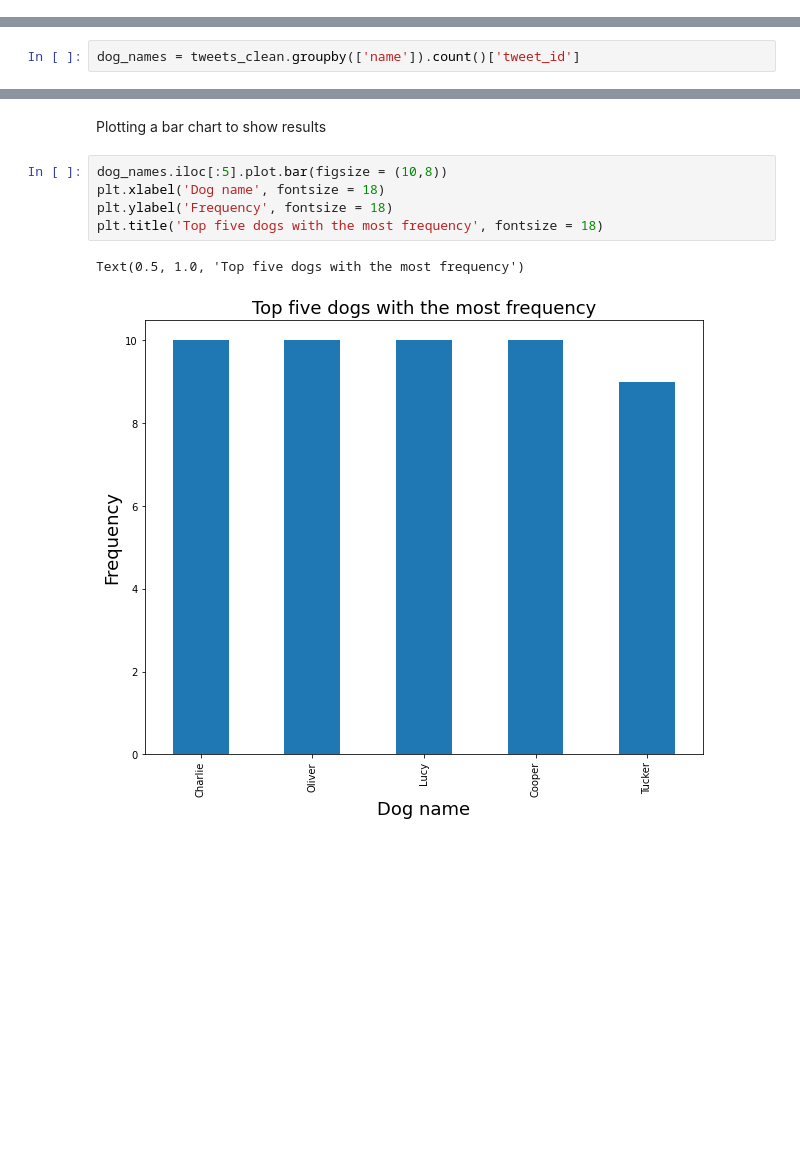
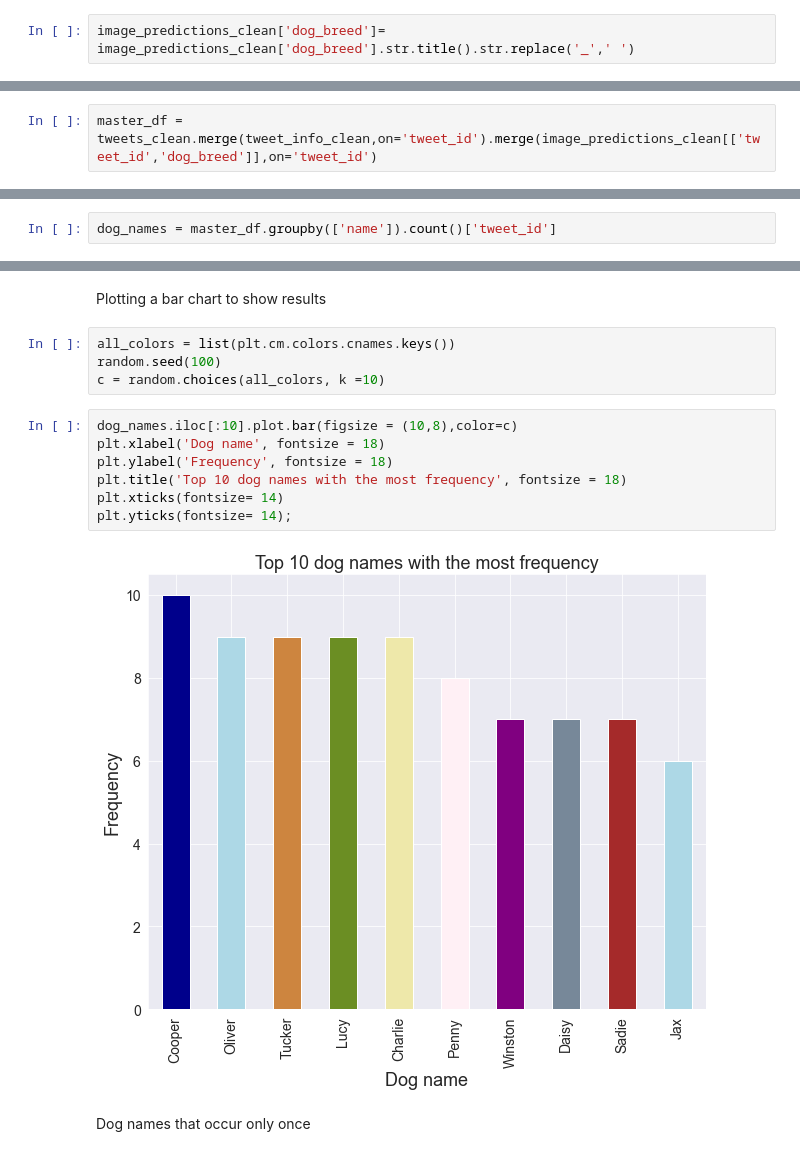
Before and after one commit to Tobi-David/Analyse-welovedogs-twitter-posts, a Jupyter notebook: wrangle_act.ipynb, the cells around one changed output, grey strips where cells are left out. Drawn from its saved outputs; the diff is of its cells as text; blank space fills up the shorter version.

```diff
--- a/wrangle_act.ipynb
+++ b/wrangle_act.ipynb
@@ -688,0 +729,2 @@ image_predictions_clean
+# %%
+image_predictions_clean['dog_breed']= image_predictions_clean['dog_breed'].str.title().str.replace('_',' ')
@@ -688,0 +766,2 @@ image_predictions_clean
+# %%
+master_df = tweets_clean.merge(tweet_info_clean,on='tweet_id').merge(image_predictions_clean[['tweet_id','dog_breed']],on='tweet_id')
@@ -708,7 +802,7 @@ tweets_clean.head()
 - Grouping the dataframe by the names of the dogs and counting the number of occurences of each name
 - Sorting the values so that the most popular appears on top and the least popular at the bottom.
 # %%
-dog_names = tweets_clean.groupby(['name']).count()['tweet_id']
+dog_names = master_df.groupby(['name']).count()['tweet_id']
 # %%
 dog_names= dog_names.sort_values(ascending =False)
 dog_names
@@ -729,13 +823,20 @@ Name: tweet_id, Length: 951, dtype: int64
 # %% [markdown]
 Plotting a bar chart to show results
+# %%
+all_colors = list(plt.cm.colors.cnames.keys())
+random.seed(100)
+c = random.choices(all_colors, k =10)
 # %%
-dog_names.iloc[:5].plot.bar(figsize = (10,8))
+dog_names.iloc[:10].plot.bar(figsize = (10,8),color=c)
 plt.xlabel('Dog name', fontsize = 18)
 plt.ylabel('Frequency', fontsize = 18)
-plt.title('Top five dogs with the most frequency', fontsize = 18)
+plt.title('Top 10 dog names with the most frequency', fontsize = 18)
+plt.xticks(fontsize= 14)
+plt.yticks(fontsize= 14);
 # %% [output]
-Text(0.5, 1.0, 'Top five dogs with the most frequency')
-[figure, old version]
+[figure, new version]
+# %% [markdown]
+Dog names that occur only once
 # %%
 dog_names[dog_names == 1]
 # %% [output]
```
Also changed, not shown: parts of 63 cells of this notebook.
